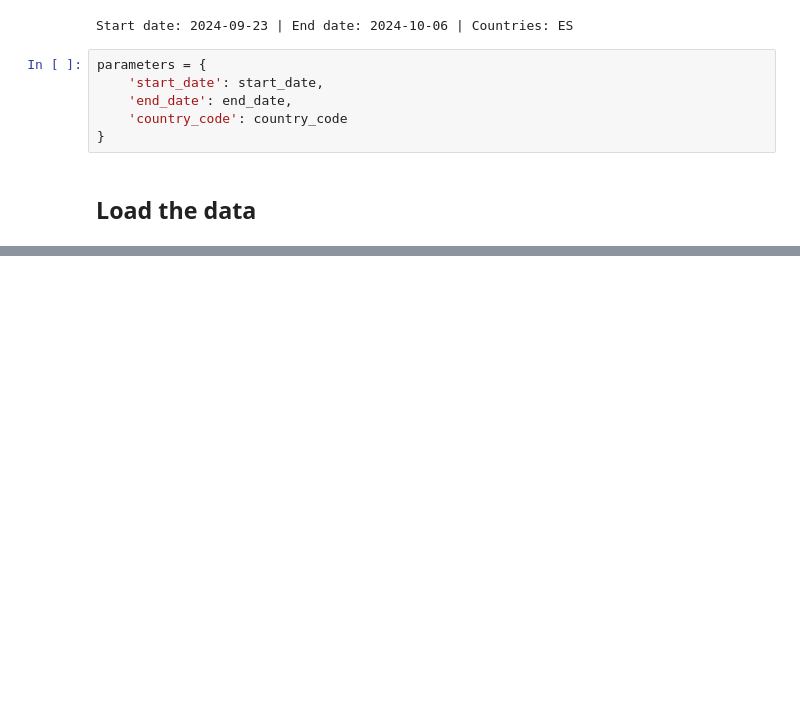
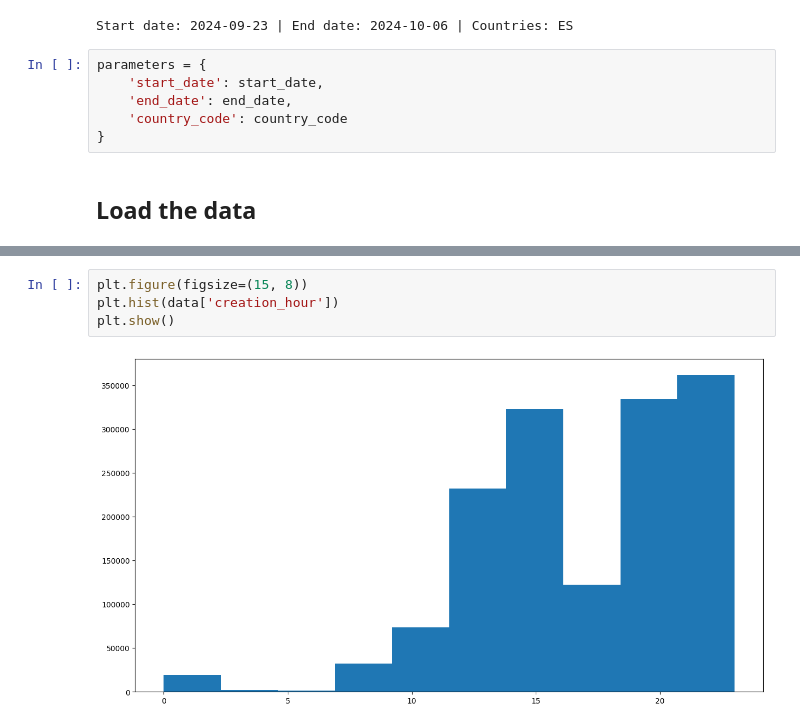
Before and after one commit to AngieC96/pickup-to-delivery-overall, a Jupyter notebook: EDA.ipynb, the cells around one changed output, grey strips where cells are left out. Cells and saved outputs as stored; diff of their text form; blank space fills up the shorter version.

```diff
--- a/EDA.ipynb
+++ b/EDA.ipynb
@@ -89,0 +209,6 @@ data.head()
+# %%
+plt.figure(figsize=(15, 8))
+plt.hist(data['creation_hour'])
+plt.show()
+# %% [output]
+[figure, added]
```
Also changed, not shown: parts of 15 cells of this notebook, 4 other files.
